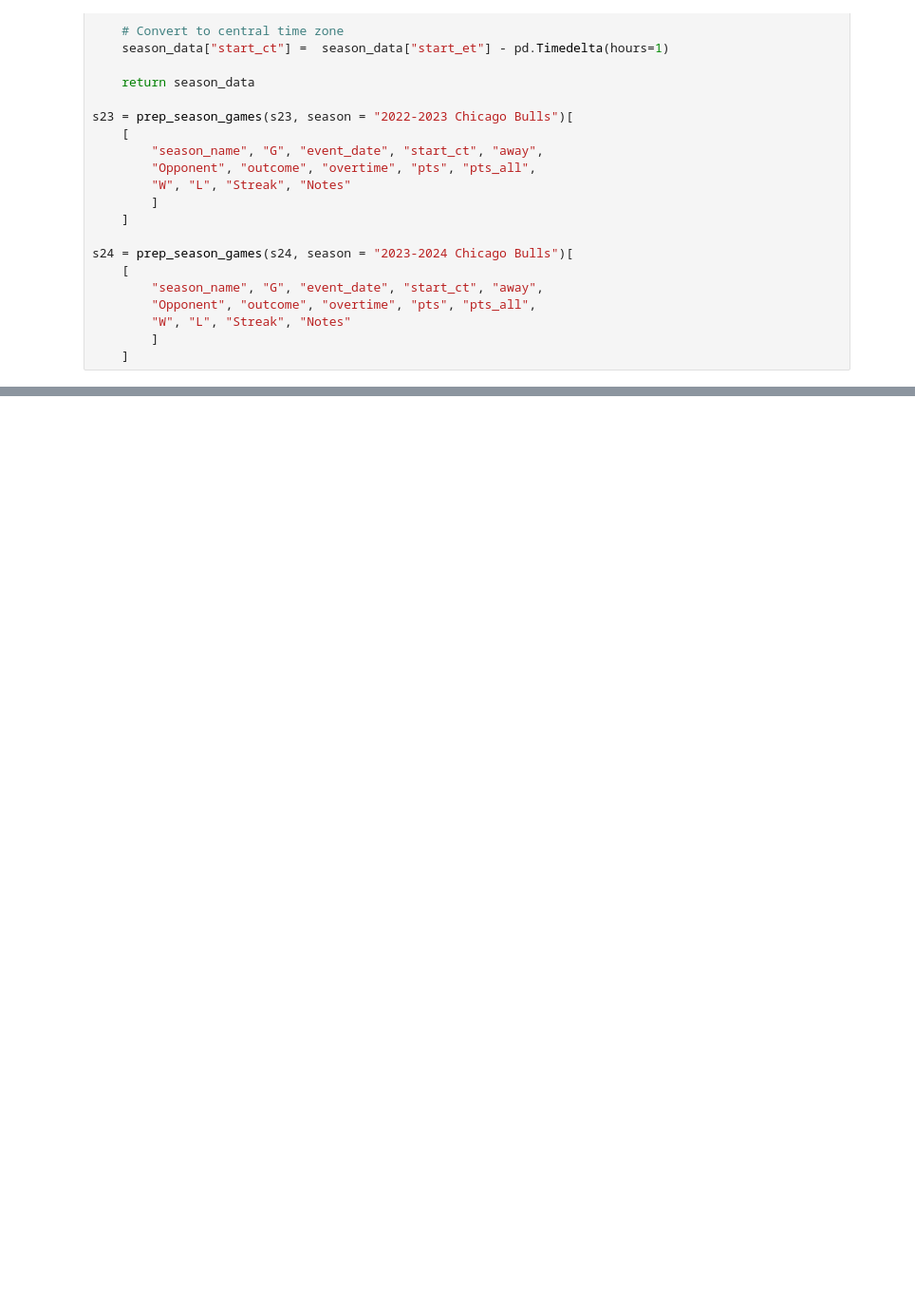
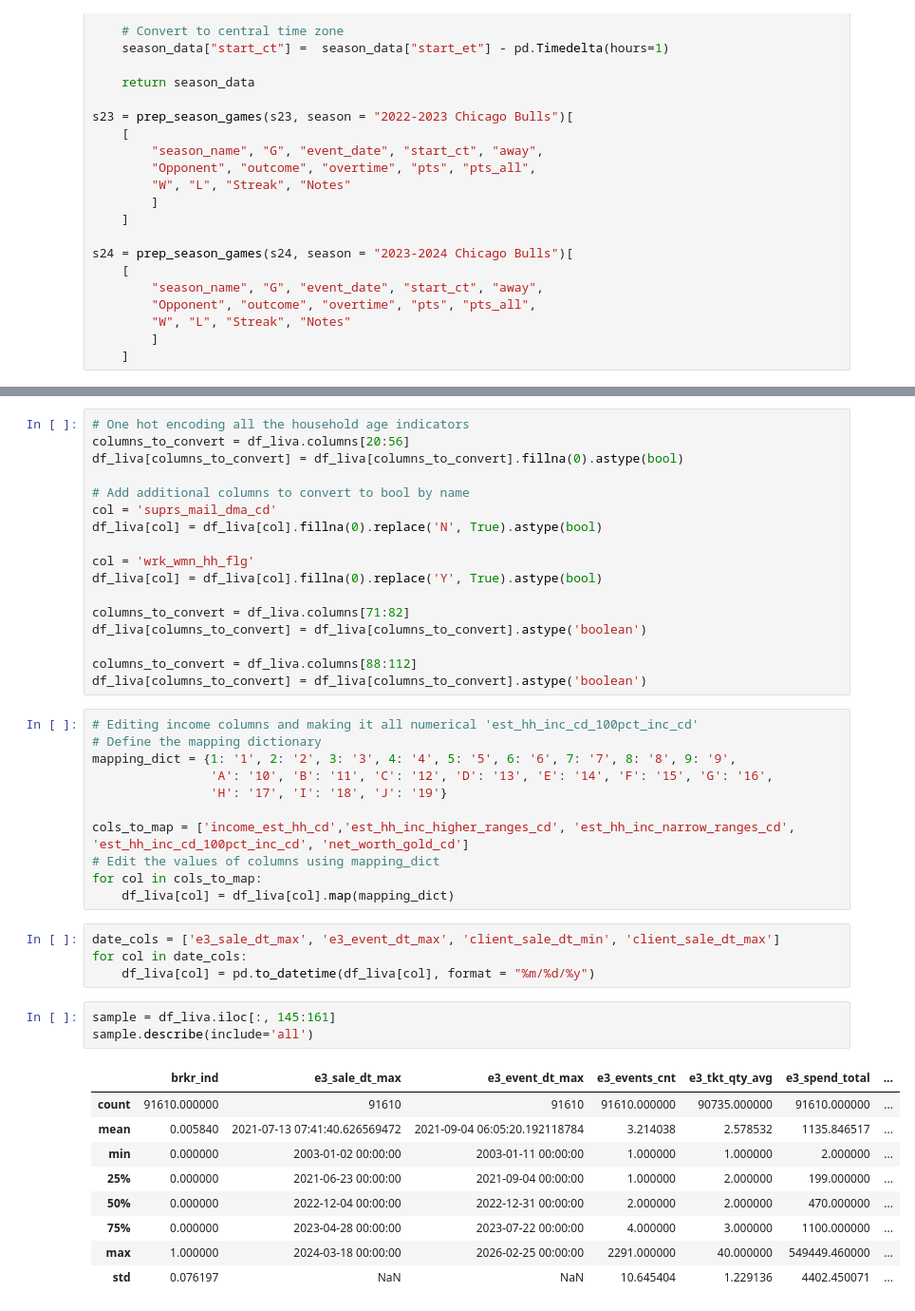
Before and after one commit to mathewj1/acl_spring_24_bulls2, a Jupyter notebook: notebooks/data_cleaning.ipynb, the cells around one changed output, grey strips where cells are left out. Shown: that part at 95% size. Cells and saved outputs as stored; diff of their text form; blank space fills up the shorter version.

```diff
--- a/notebooks/data_cleaning.ipynb
+++ b/notebooks/data_cleaning.ipynb
@@ -156,0 +484,45 @@ kbyg_emails.head()
+# %%
+# One hot encoding all the household age indicators
+columns_to_convert = df_liva.columns[20:56]
+df_liva[columns_to_convert] = df_liva[columns_to_convert].fillna(0).astype(bool)
+
+# Add additional columns to convert to bool by name
+col = 'suprs_mail_dma_cd'
+df_liva[col] = df_liva[col].fillna(0).replace('N', True).astype(bool)
+
+col = 'wrk_wmn_hh_flg'
+df_liva[col] = df_liva[col].fillna(0).replace('Y', True).astype(bool)
+
+columns_to_convert = df_liva.columns[71:82]
+df_liva[columns_to_convert] = df_liva[columns_to_convert].astype('boolean')
+
+columns_to_convert = df_liva.columns[88:112]
+df_liva[columns_to_convert] = df_liva[columns_to_convert].astype('boolean')
+# %%
+# Editing income columns and making it all numerical 'est_hh_inc_cd_100pct_inc_cd'
+# Define the mapping dictionary
+mapping_dict = {1: '1', 2: '2', 3: '3', 4: '4', 5: '5', 6: '6', 7: '7', 8: '8', 9: '9',
+                'A': '10', 'B': '11', 'C': '12', 'D': '13', 'E': '14', 'F': '15', 'G': '16',
+                'H': '17', 'I': '18', 'J': '19'}
+
+cols_to_map = ['income_est_hh_cd','est_hh_inc_higher_ranges_cd', 'est_hh_inc_narrow_ranges_cd', 'est_hh_inc_cd_100pct_inc_cd', 'net_worth_gold_cd']
+# Edit the values of columns using mapping_dict
+for col in cols_to_map:
+    df_liva[col] = df_liva[col].map(mapping_dict)
+# %%
+date_cols = ['e3_sale_dt_max', 'e3_event_dt_max', 'client_sale_dt_min', 'client_sale_dt_max']
+for col in date_cols:
+    df_liva[col] = pd.to_datetime(df_liva[col], format = "%m/%d/%y")
+# %%
+sample = df_liva.iloc[:, 145:161]
+sample.describe(include='all')
+# %% [output]
+|  | brkr_ind | e3_sale_dt_max | e3_event_dt_max | e3_events_cnt | e3_tkt_qty_avg | e3_spend_total | ... |
+| count | 91610.000000 | 91610 | 91610 | 91610.000000 | 90735.000000 | 91610.000000 | ... |
+| mean | 0.005840 | 2021-07-13 07:41:40.626569472 | 2021-09-04 06:05:20.192118784 | 3.214038 | 2.578532 | 1135.846517 | ... |
+| min | 0.000000 | 2003-01-02 00:00:00 | 2003-01-11 00:00:00 | 1.000000 | 1.000000 | 2.000000 | ... |
+| 25% | 0.000000 | 2021-06-23 00:00:00 | 2021-09-04 00:00:00 | 1.000000 | 2.000000 | 199.000000 | ... |
+| 50% | 0.000000 | 2022-12-04 00:00:00 | 2022-12-31 00:00:00 | 2.000000 | 2.000000 | 470.000000 | ... |
+| 75% | 0.000000 | 2023-04-28 00:00:00 | 2023-07-22 00:00:00 | 4.000000 | 3.000000 | 1100.000000 | ... |
+| max | 1.000000 | 2024-03-18 00:00:00 | 2026-02-25 00:00:00 | 2291.000000 | 40.000000 | 549449.460000 | ... |
+| std | 0.076197 | NaN | NaN | 10.645404 | 1.229136 | 4402.450071 | ... |
```
Also changed, not shown: parts of 73 cells of this notebook, 9 other files.
